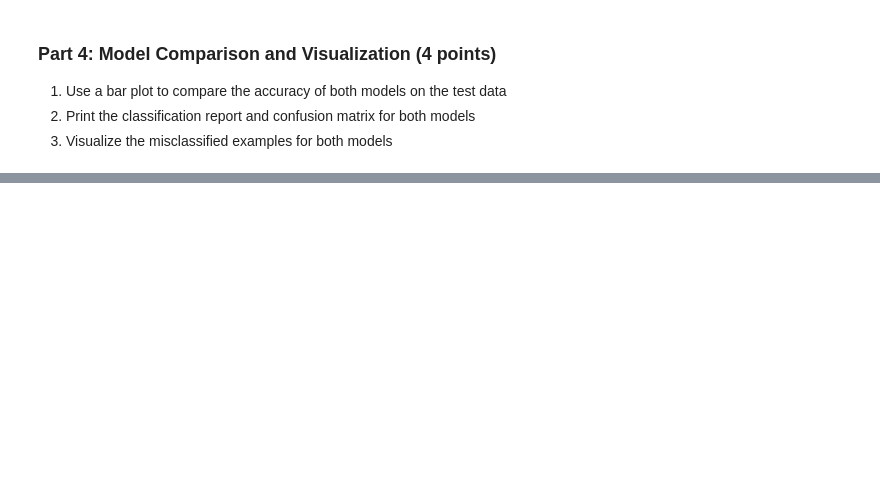
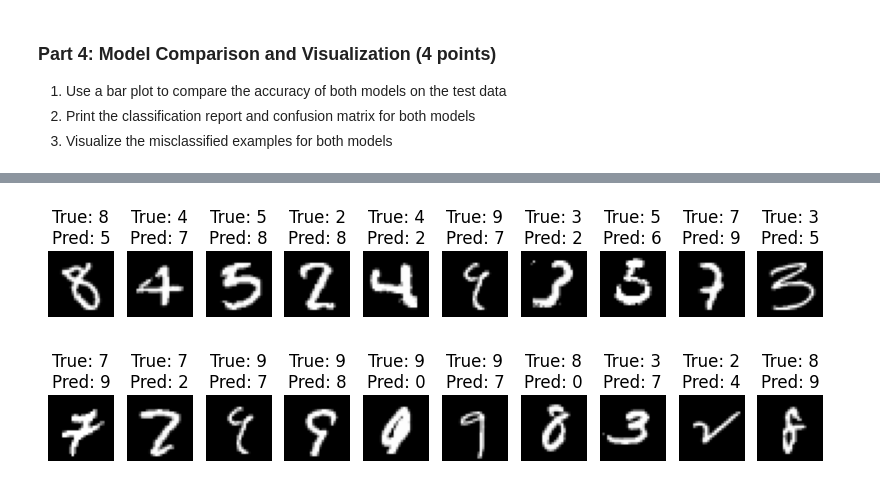
Before and after one commit to lia-ang/BME3053C-Spring-2025, a Jupyter notebook: lessons-solved/homework/HW8_supervised_homework_ALiang.ipynb, the cells around one changed output, grey strips where cells are left out. Cells and saved outputs as stored; diff of their text form; code cells hidden in the pictures; blank space fills up the shorter version.

```diff
--- a/lessons-solved/homework/HW8_supervised_homework_ALiang.ipynb
+++ b/lessons-solved/homework/HW8_supervised_homework_ALiang.ipynb
@@ -106,0 +169,17 @@ The aliases was originally deprecated in NumPy 1.20; for more details and guidan
+# %%
+# Provide your code for part 4-3 here
+#visualize misclassified examples for both models
+def plot_misclassified(X, y_true, y_pred, n=10):
+    misclassified_indices = np.where(y_true != y_pred)[0]
+    fig, axes = plt.subplots(1, n, figsize=(10, 5))
+    for i in range(n):
+        ax = axes[i]
+        ax.imshow(X[misclassified_indices[i]].reshape(28, 28), cmap='gray')
+        ax.set_title(f"True: {y_true[misclassified_indices[i]]}\nPred: {y_pred[misclassified_indices[i]]}")
+        ax.axis('off')
+    plt.show()
+plot_misclassified(X_test.values, y_test.values, log_reg_pred, n=10)
+plot_misclassified(X_test.values, y_test.values, nn_pred, n=10)
+# %% [output]
+[figure, added]
+[figure, added]
```
Also changed, not shown: parts of 9 cells of this notebook.
